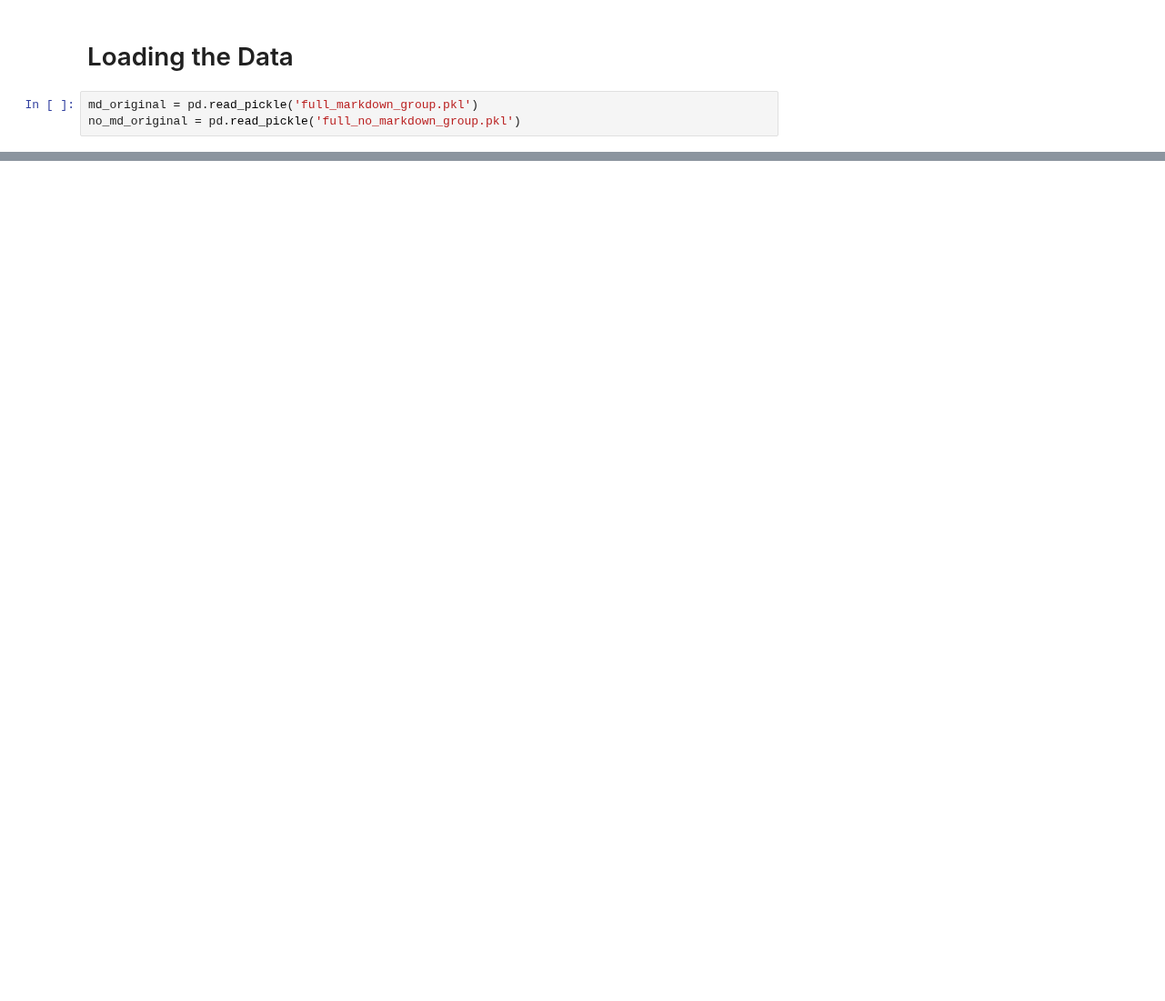
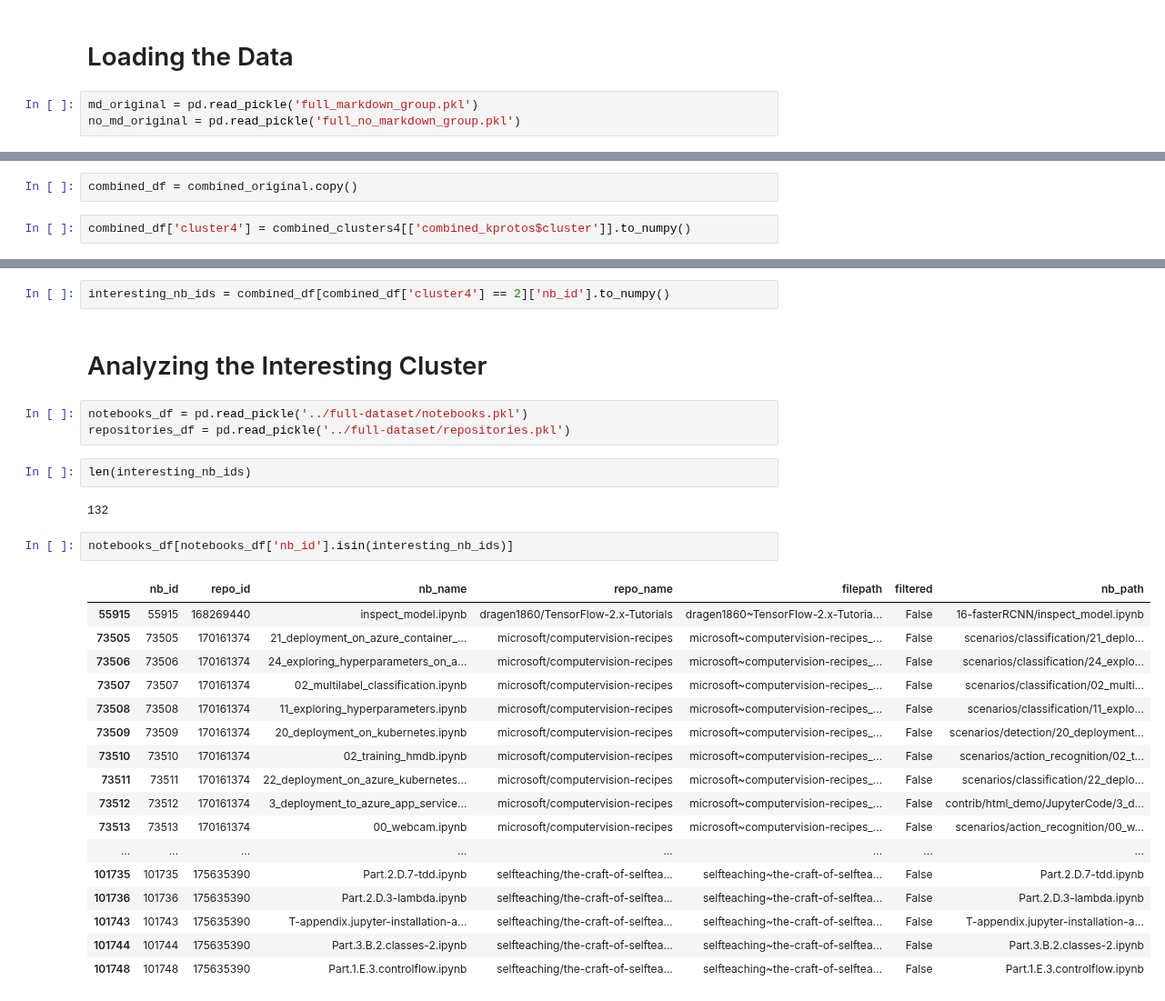
Before and after one commit to Isabel-Gan/quantifying-notebook-features, a Jupyter notebook: full-output/clustering-analysis.ipynb, the cells around one changed output, grey strips where cells are left out. Shown at 91% size. Saved outputs shown, nothing was run; the diff lists cells and outputs as text; blank space fills up the shorter version.

Commit message:
kproto clustering with r

```diff
--- a/full-output/clustering-analysis.ipynb
+++ b/full-output/clustering-analysis.ipynb
@@ -75,0 +300,4 @@ list(enumerate(zip(no_md_df.columns, no_md_df.dtypes)))
+# %%
+combined_df = combined_original.copy()
+# %%
+combined_df['cluster4'] = combined_clusters4[['combined_kprotos$cluster']].to_numpy()
@@ -75,0 +369,31 @@ list(enumerate(zip(no_md_df.columns, no_md_df.dtypes)))
+# %%
+interesting_nb_ids = combined_df[combined_df['cluster4'] == 2]['nb_id'].to_numpy()
+# %% [markdown]
+# Analyzing the Interesting Cluster
+# %%
+notebooks_df = pd.read_pickle('../full-dataset/notebooks.pkl')
+repositories_df = pd.read_pickle('../full-dataset/repositories.pkl')
+# %%
+len(interesting_nb_ids)
+# %% [output]
+132
+# %%
+notebooks_df[notebooks_df['nb_id'].isin(interesting_nb_ids)]
+# %% [output]
+|  | nb_id | repo_id | nb_name | repo_name | filepath | filtered | nb_path |
+| 55915 | 55915 | 168269440 | inspect_model.ipynb | dragen1860/TensorFlow-2.x-Tutorials | dragen1860~TensorFlow-2.x-Tutoria... | False | 16-fasterRCNN/inspect_model.ipynb |
+| 73505 | 73505 | 170161374 | 21_deployment_on_azure_container_... | microsoft/computervision-recipes | microsoft~computervision-recipes_... | False | scenarios/classification/21_deplo... |
+| 73506 | 73506 | 170161374 | 24_exploring_hyperparameters_on_a... | microsoft/computervision-recipes | microsoft~computervision-recipes_... | False | scenarios/classification/24_explo... |
+| 73507 | 73507 | 170161374 | 02_multilabel_classification.ipynb | microsoft/computervision-recipes | microsoft~computervision-recipes_... | False | scenarios/classification/02_multi... |
+| 73508 | 73508 | 170161374 | 11_exploring_hyperparameters.ipynb | microsoft/computervision-recipes | microsoft~computervision-recipes_... | False | scenarios/classification/11_explo... |
+| 73509 | 73509 | 170161374 | 20_deployment_on_kubernetes.ipynb | microsoft/computervision-recipes | microsoft~computervision-recipes_... | False | scenarios/detection/20_deployment... |
+| 73510 | 73510 | 170161374 | 02_training_hmdb.ipynb | microsoft/computervision-recipes | microsoft~computervision-recipes_... | False | scenarios/action_recognition/02_t... |
+| 73511 | 73511 | 170161374 | 22_deployment_on_azure_kubernetes... | microsoft/computervision-recipes | microsoft~computervision-recipes_... | False | scenarios/classification/22_deplo... |
+| 73512 | 73512 | 170161374 | 3_deployment_to_azure_app_service... | microsoft/computervision-recipes | microsoft~computervision-recipes_... | False | contrib/html_demo/JupyterCode/3_d... |
+| 73513 | 73513 | 170161374 | 00_webcam.ipynb | microsoft/computervision-recipes | microsoft~computervision-recipes_... | False | scenarios/action_recognition/00_w... |
+| ... | ... | ... | ... | ... | ... | ... | ... |
+| 101735 | 101735 | 175635390 | Part.2.D.7-tdd.ipynb | selfteaching/the-craft-of-selftea... | selfteaching~the-craft-of-selftea... | False | Part.2.D.7-tdd.ipynb |
+| 101736 | 101736 | 175635390 | Part.2.D.3-lambda.ipynb | selfteaching/the-craft-of-selftea... | selfteaching~the-craft-of-selftea... | False | Part.2.D.3-lambda.ipynb |
+| 101743 | 101743 | 175635390 | T-appendix.jupyter-installation-a... | selfteaching/the-craft-of-selftea... | selfteaching~the-craft-of-selftea... | False | T-appendix.jupyter-installation-a... |
+| 101744 | 101744 | 175635390 | Part.3.B.2.classes-2.ipynb | selfteaching/the-craft-of-selftea... | selfteaching~the-craft-of-selftea... | False | Part.3.B.2.classes-2.ipynb |
+| 101748 | 101748 | 175635390 | Part.1.E.3.controlflow.ipynb | selfteaching/the-craft-of-selftea... | selfteaching~the-craft-of-selftea... | False | Part.1.E.3.controlflow.ipynb |
```
Also changed, not shown: parts of 57 cells of this notebook, 1 other file.
